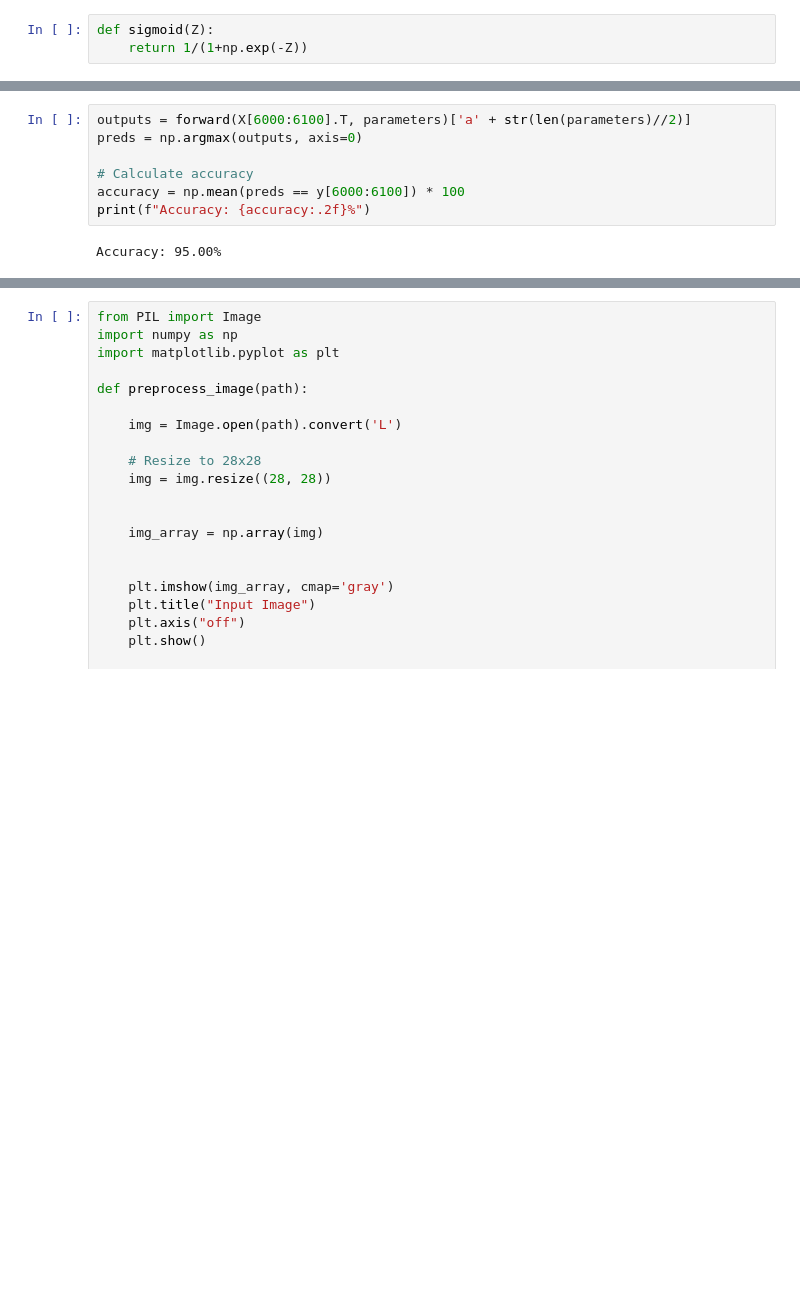
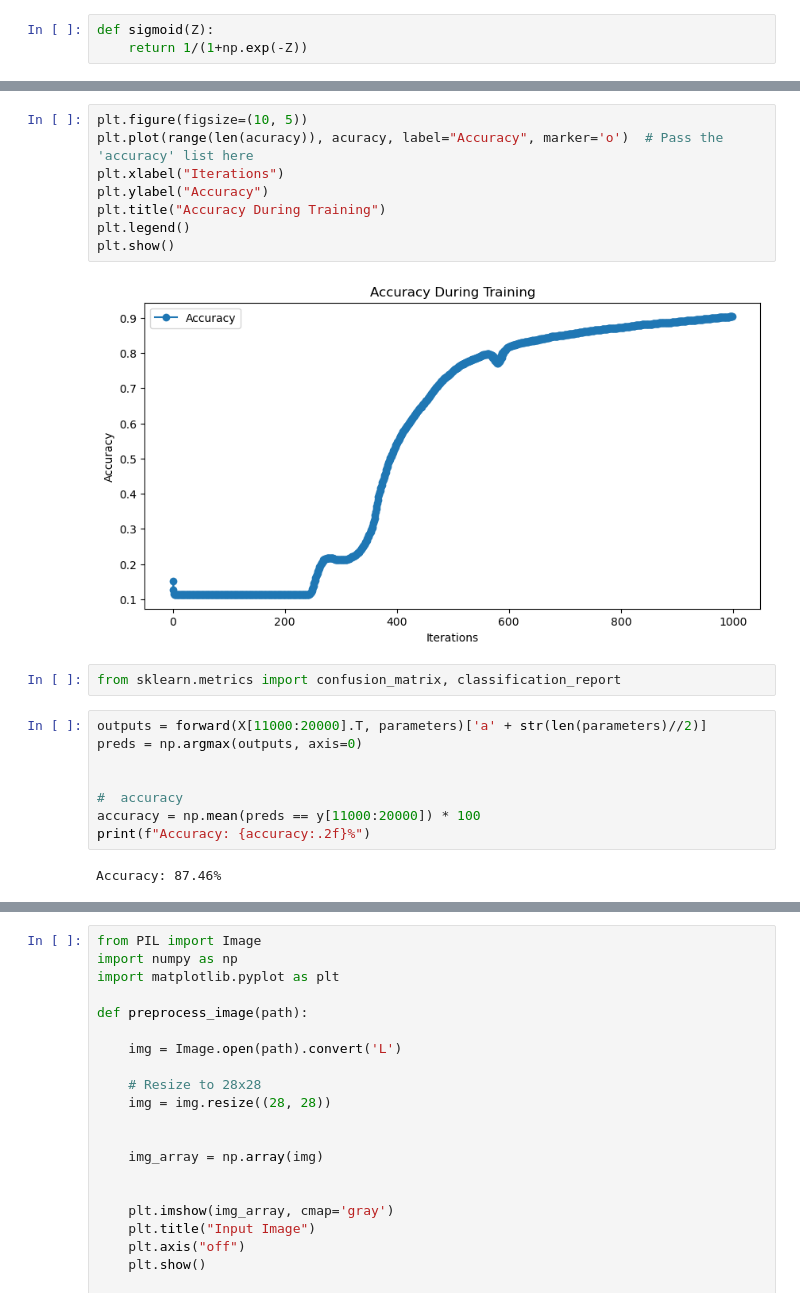
Before and after one commit to meli20002/classification_with_nn, a Jupyter notebook: rn_for_minst.ipynb, the cells around one changed output, grey strips where cells are left out. Saved outputs shown, nothing was run; the diff lists cells and outputs as text; blank space fills up the shorter version.

```diff
--- a/rn_for_minst.ipynb
+++ b/rn_for_minst.ipynb
@@ -134,9 +204,22 @@ Epoch 4900, Loss: 0.005210581152786406
+# %%
+plt.figure(figsize=(10, 5))
+plt.plot(range(len(acuracy)), acuracy, label="Accuracy", marker='o')  # Pass the 'accuracy' list here
+plt.xlabel("Iterations")
+plt.ylabel("Accuracy")
+plt.title("Accuracy During Training")
+plt.legend()
+plt.show()
+# %% [output]
+[figure, added]
+# %%
+from sklearn.metrics import confusion_matrix, classification_report
 # %%
-outputs = forward(X[6000:6100].T, parameters)['a' + str(len(parameters)//2)]
+outputs = forward(X[11000:20000].T, parameters)['a' + str(len(parameters)//2)]
 preds = np.argmax(outputs, axis=0)
 
-# Calculate accuracy
-accuracy = np.mean(preds == y[6000:6100]) * 100
+
+#  accuracy
+accuracy = np.mean(preds == y[11000:20000]) * 100
 print(f"Accuracy: {accuracy:.2f}%")
 # %% [output]
-Accuracy: 95.00%
+Accuracy: 87.46%
```
Also changed, not shown: parts of 24 cells of this notebook, 25 other files.
